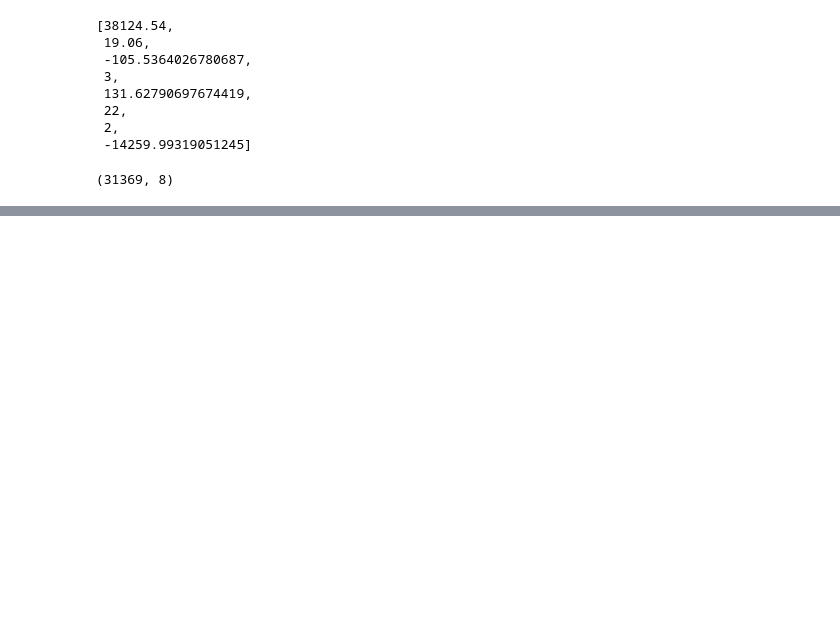
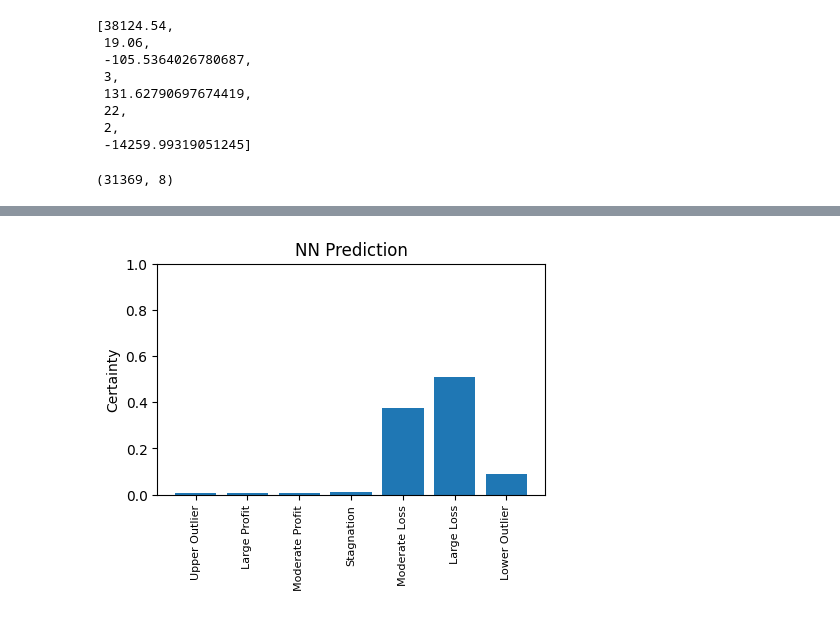
Before and after one commit to nicholasviscomi/Ad-Astra-Capital-Go, a Jupyter notebook: src/OpenInsider/analysis.ipynb, the cells around one changed output, grey strips where cells are left out. Cells and saved outputs as stored; diff of their text form; code cells hidden in the pictures; blank space fills up the shorter version.

Commit message:
56% accuracy model and code to use the NN and visualize its prediction

```diff
--- a/src/OpenInsider/analysis.ipynb
+++ b/src/OpenInsider/analysis.ipynb
@@ -554,4 +538,0 @@ model.save("Models/First")
-# %%
-model = keras.models.load_model("Models/First")
-if model is None: raise ValueError()
-model.summary()
@@ -573,0 +541,7 @@ _________________________________________________________________
+# %%
+loaded_model = keras.models.load_model("Models/Third")
+if loaded_model is None: raise ValueError()
+
+row = np.array([data[4]], dtype=object)
+row = tf.convert_to_tensor(row, dtype=tf.float32)
+out = loaded_model.predict(row)
@@ -573,0 +550,10 @@ _________________________________________________________________
+# %%
+fig, ax = plt.subplots(figsize=(5, 3))
+ax.set_title("NN Prediction")
+ax.set_ylabel("Certainty")
+ax.set_ylim(top=1)
+ax.bar(["Upper Outlier", "Large Profit", "Moderate Profit", "Stagnation", "Moderate Loss", "Large Loss", "Lower Outlier"], out[0])
+plt.setp(ax.get_xticklabels(), fontsize=8, rotation='vertical')
+plt.show()
+# %% [output]
+[figure, added]
```
Also changed, not shown: parts of 10 cells of this notebook, 8 other files.
